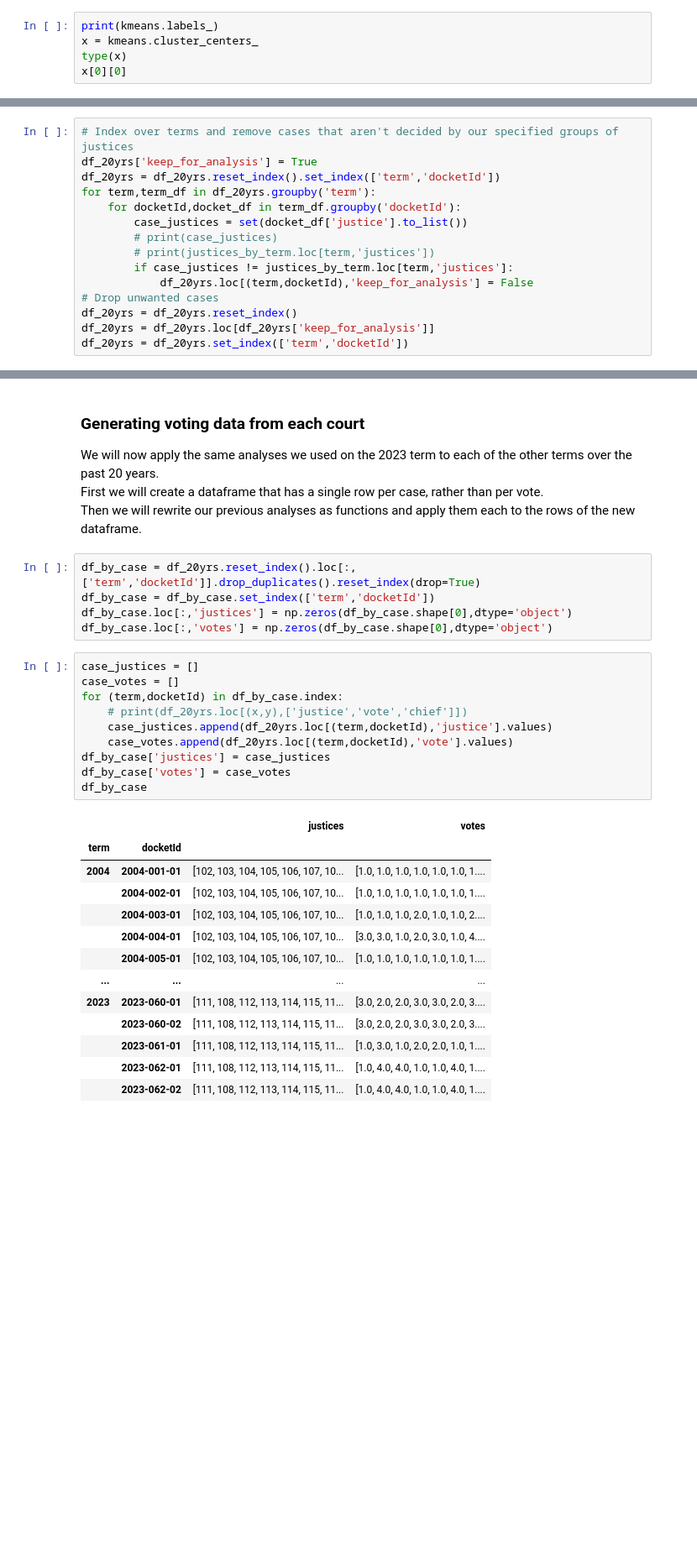
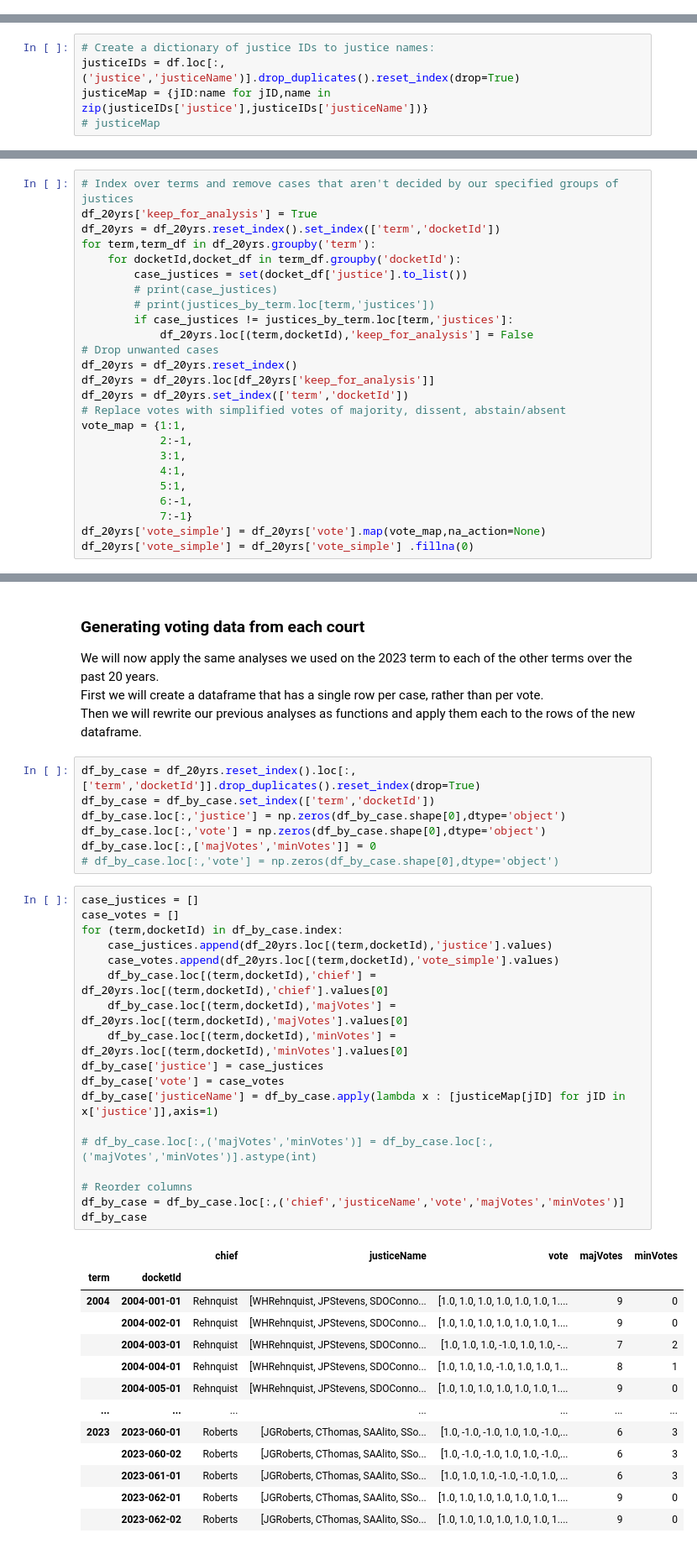
Before and after one commit to ghpetty/sc_datavis, a Jupyter notebook: SupremeCourtNetwork.ipynb, the cells around one changed output, grey strips where cells are left out. Shown: that part at 84% size. Drawn from its saved outputs; the diff is of its cells as text; blank space fills up the shorter version.

Commit message:
Added further processing of case-by-case data

```diff
--- a/SupremeCourtNetwork.ipynb
+++ b/SupremeCourtNetwork.ipynb
@@ -301,8 +276,3 @@ KBJackson : 0.61
 # %%
 X = voteMat
 kmeans = KMeans(n_clusters=2, random_state=0, n_init="auto").fit(X.T)
-# %%
-print(kmeans.labels_)
-x = kmeans.cluster_centers_
-type(x)
-x[0][0]
@@ -314,6 +281,11 @@ x[0][0]
 Let's look at the recent history of the court and make the same network plots.
 
 The number and appointments of the justices are not always consistent throughout a term. First we should identify the most stable group of 9 justices within each year. Then we will trim out the cases that aren't composed of exactly those justices.
+# %%
+# Create a dictionary of justice IDs to justice names:
+justiceIDs = df.loc[:,('justice','justiceName')].drop_duplicates().reset_index(drop=True)
+justiceMap = {jID:name for jID,name in zip(justiceIDs['justice'],justiceIDs['justiceName'])}
+# justiceMap
 # %%
 df_by_term = df.set_index(['term','docketId'])
 years = list(range(2000,2023))
@@ -349,3 +321,13 @@ for term,term_df in df_20yrs.groupby('term'):
 df_20yrs = df_20yrs.reset_index()
 df_20yrs = df_20yrs.loc[df_20yrs['keep_for_analysis']]
 df_20yrs = df_20yrs.set_index(['term','docketId'])
+# Replace votes with simplified votes of majority, dissent, abstain/absent
+vote_map = {1:1,
+            2:-1,
+            3:1,
+            4:1,
+            5:1,
+            6:-1,
+            7:-1}
+df_20yrs['vote_simple'] = df_20yrs['vote'].map(vote_map,na_action=None)
+df_20yrs['vote_simple'] = df_20yrs['vote_simple'] .fillna(0)
@@ -358,29 +346,39 @@ Then we will rewrite our previous analyses as functions and apply them each to t
 # %%
 df_by_case = df_20yrs.reset_index().loc[:,['term','docketId']].drop_duplicates().reset_index(drop=True)
 df_by_case = df_by_case.set_index(['term','docketId'])
-df_by_case.loc[:,'justices'] = np.zeros(df_by_case.shape[0],dtype='object')
-df_by_case.loc[:,'votes'] = np.zeros(df_by_case.shape[0],dtype='object')
+df_by_case.loc[:,'justice'] = np.zeros(df_by_case.shape[0],dtype='object')
+df_by_case.loc[:,'vote'] = np.zeros(df_by_case.shape[0],dtype='object')
+df_by_case.loc[:,['majVotes','minVotes']] = 0
+# df_by_case.loc[:,'vote'] = np.zeros(df_by_case.shape[0],dtype='object')
 # %%
 case_justices = []
 case_votes = []
 for (term,docketId) in df_by_case.index:
-    # print(df_20yrs.loc[(x,y),['justice','vote','chief']])
     case_justices.append(df_20yrs.loc[(term,docketId),'justice'].values)
-    case_votes.append(df_20yrs.loc[(term,docketId),'vote'].values)
-df_by_case['justices'] = case_justices
-df_by_case['votes'] = case_votes
+    case_votes.append(df_20yrs.loc[(term,docketId),'vote_simple'].values)
+    df_by_case.loc[(term,docketId),'chief'] = df_20yrs.loc[(term,docketId),'chief'].values[0]
+    df_by_case.loc[(term,docketId),'majVotes'] = df_20yrs.loc[(term,docketId),'majVotes'].values[0]
+    df_by_case.loc[(term,docketId),'minVotes'] = df_20yrs.loc[(term,docketId),'minVotes'].values[0]
+df_by_case['justice'] = case_justices
+df_by_case['vote'] = case_votes
+df_by_case['justiceName'] = df_by_case.apply(lambda x : [justiceMap[jID] for jID in x['justice']],axis=1)
+
+# df_by_case.loc[:,('majVotes','minVotes')] = df_by_case.loc[:,('majVotes','minVotes')].astype(int)
+
+# Reorder columns
+df_by_case = df_by_case.loc[:,('chief','justiceName','vote','majVotes','minVotes')]
 df_by_case
 # %% [output]
-|  |  | justices | votes |
-| term | docketId |  |  |
-| 2004 | 2004-001-01 | [102, 103, 104, 105, 106, 107, 10... | [1.0, 1.0, 1.0, 1.0, 1.0, 1.0, 1.... |
-|  | 2004-002-01 | [102, 103, 104, 105, 106, 107, 10... | [1.0, 1.0, 1.0, 1.0, 1.0, 1.0, 1.... |
-|  | 2004-003-01 | [102, 103, 104, 105, 106, 107, 10... | [1.0, 1.0, 1.0, 2.0, 1.0, 1.0, 2.... |
-|  | 2004-004-01 | [102, 103, 104, 105, 106, 107, 10... | [3.0, 3.0, 1.0, 2.0, 3.0, 1.0, 4.... |
-|  | 2004-005-01 | [102, 103, 104, 105, 106, 107, 10... | [1.0, 1.0, 1.0, 1.0, 1.0, 1.0, 1.... |
-| ... | ... | ... | ... |
-| 2023 | 2023-060-01 | [111, 108, 112, 113, 114, 115, 11... | [3.0, 2.0, 2.0, 3.0, 3.0, 2.0, 3.... |
-|  | 2023-060-02 | [111, 108, 112, 113, 114, 115, 11... | [3.0, 2.0, 2.0, 3.0, 3.0, 2.0, 3.... |
-|  | 2023-061-01 | [111, 108, 112, 113, 114, 115, 11... | [1.0, 3.0, 1.0, 2.0, 2.0, 1.0, 1.... |
-|  | 2023-062-01 | [111, 108, 112, 113, 114, 115, 11... | [1.0, 4.0, 4.0, 1.0, 1.0, 4.0, 1.... |
-|  | 2023-062-02 | [111, 108, 112, 113, 114, 115, 11... | [1.0, 4.0, 4.0, 1.0, 1.0, 4.0, 1.... |
+|  |  | chief | justiceName | vote | majVotes | minVotes |
+| term | docketId |  |  |  |  |  |
+| 2004 | 2004-001-01 | Rehnquist | [WHRehnquist, JPStevens, SDOConno... | [1.0, 1.0, 1.0, 1.0, 1.0, 1.0, 1.... | 9 | 0 |
+|  | 2004-002-01 | Rehnquist | [WHRehnquist, JPStevens, SDOConno... | [1.0, 1.0, 1.0, 1.0, 1.0, 1.0, 1.... | 9 | 0 |
+|  | 2004-003-01 | Rehnquist | [WHRehnquist, JPStevens, SDOConno... | [1.0, 1.0, 1.0, -1.0, 1.0, 1.0, -... | 7 | 2 |
+|  | 2004-004-01 | Rehnquist | [WHRehnquist, JPStevens, SDOConno... | [1.0, 1.0, 1.0, -1.0, 1.0, 1.0, 1... | 8 | 1 |
+|  | 2004-005-01 | Rehnquist | [WHRehnquist, JPStevens, SDOConno... | [1.0, 1.0, 1.0, 1.0, 1.0, 1.0, 1.... | 9 | 0 |
+| ... | ... | ... | ... | ... | ... | ... |
+| 2023 | 2023-060-01 | Roberts | [JGRoberts, CThomas, SAAlito, SSo... | [1.0, -1.0, -1.0, 1.0, 1.0, -1.0,... | 6 | 3 |
+|  | 2023-060-02 | Roberts | [JGRoberts, CThomas, SAAlito, SSo... | [1.0, -1.0, -1.0, 1.0, 1.0, -1.0,... | 6 | 3 |
+|  | 2023-061-01 | Roberts | [JGRoberts, CThomas, SAAlito, SSo... | [1.0, 1.0, 1.0, -1.0, -1.0, 1.0, ... | 6 | 3 |
+|  | 2023-062-01 | Roberts | [JGRoberts, CThomas, SAAlito, SSo... | [1.0, 1.0, 1.0, 1.0, 1.0, 1.0, 1.... | 9 | 0 |
+|  | 2023-062-02 | Roberts | [JGRoberts, CThomas, SAAlito, SSo... | [1.0, 1.0, 1.0, 1.0, 1.0, 1.0, 1.... | 9 | 0 |
```
Also changed, not shown: parts of 8 cells of this notebook.
